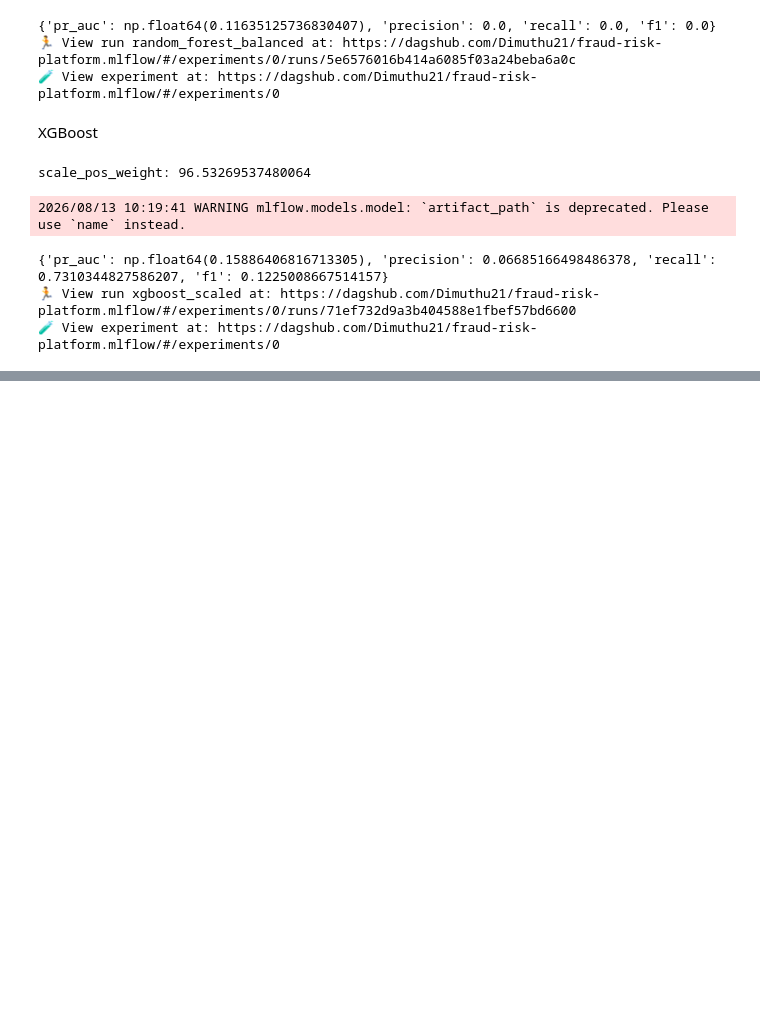
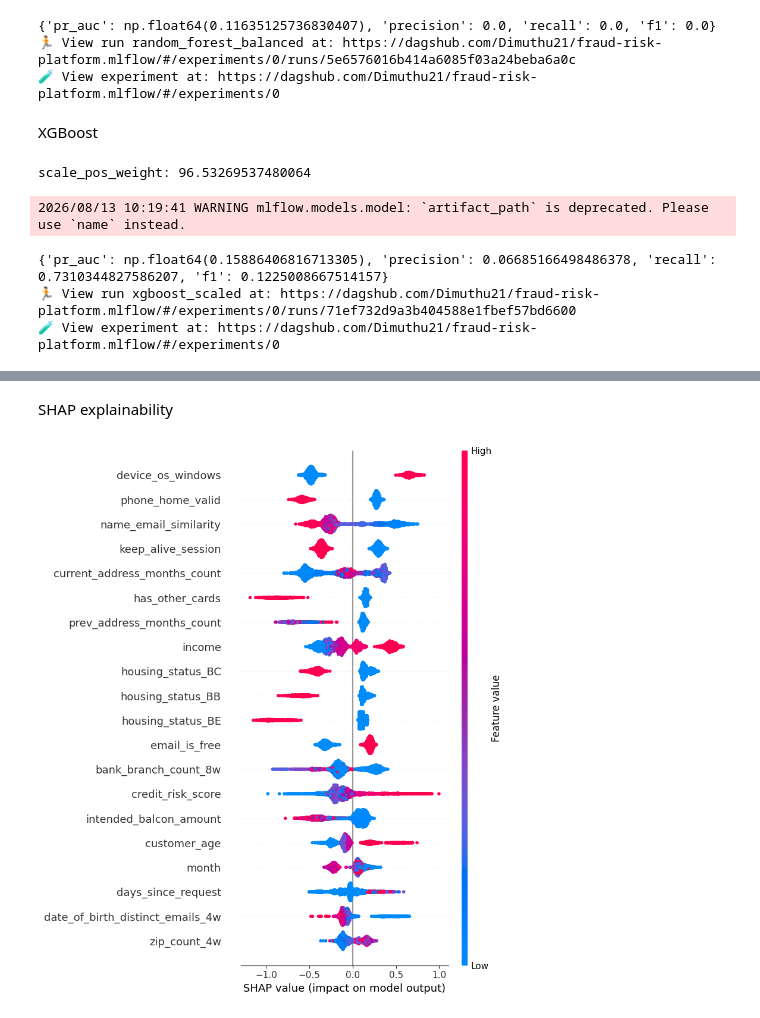
Before and after one commit to Dimuthu21/fraud-risk-platform, a Jupyter notebook: notebooks/03_train_and_track_ipynb.ipynb, the cells around one changed output, grey strips where cells are left out. Saved outputs shown, nothing was run; the diff lists cells and outputs as text; code cells hidden in the pictures; blank space fills up the shorter version.

Commit message:
threshold optimization, Optuna tuning, SHAP explainability, final model saved

```diff
--- a/notebooks/03_train_and_track_ipynb.ipynb
+++ b/notebooks/03_train_and_track_ipynb.ipynb
@@ -161,0 +307,21 @@ os.makedirs('/content/fraud-risk-platform/models', exist_ok=True)
+# %%
+best_params = study.best_params
+best_params.update({'scale_pos_weight': scale_pos_weight, 'eval_metric': 'aucpr', 'n_jobs': -1, 'random_state': 42})
+
+final_model = xgb.XGBClassifier(**best_params)
+final_model.fit(X_train, y_train)
+
+val_probs = final_model.predict_proba(X_val)[:, 1]
+precisions, recalls, thresholds = precision_recall_curve(y_val, val_probs)
+f1_scores = 2 * precisions * recalls / (precisions + recalls + 1e-9)
+best_idx = np.argmax(f1_scores)
+final_threshold = float(thresholds[best_idx])
+
+final_metrics = evaluate(final_model, X_val, y_val, threshold=final_threshold)
+
+with mlflow.start_run(run_name="xgboost_optuna_tuned_final"):
+    mlflow.log_params(best_params)
+    mlflow.log_param("decision_threshold", final_threshold)
+    mlflow.log_metrics(final_metrics)
+    mlflow.xgboost.log_model(final_model, "model")
+    print(final_metrics)
@@ -161,0 +333,17 @@ os.makedirs('/content/fraud-risk-platform/models', exist_ok=True)
+# %% [markdown]
+SHAP explainability
+# %%
+import shap
+
+sample = X_train.sample(3000, random_state=42)
+explainer = shap.TreeExplainer(final_model)
+shap_values = explainer.shap_values(sample)
+
+# Global summary plot
+import matplotlib.pyplot as plt
+shap.summary_plot(shap_values, sample, show=False)
+plt.tight_layout()
+plt.savefig('/content/drive/MyDrive/fraud-risk-platform/shap_summary.png', dpi=150, bbox_inches='tight')
+plt.show()
+# %% [output]
+[figure, added]
```
Also changed, not shown: parts of 12 cells of this notebook, 3 other files.
